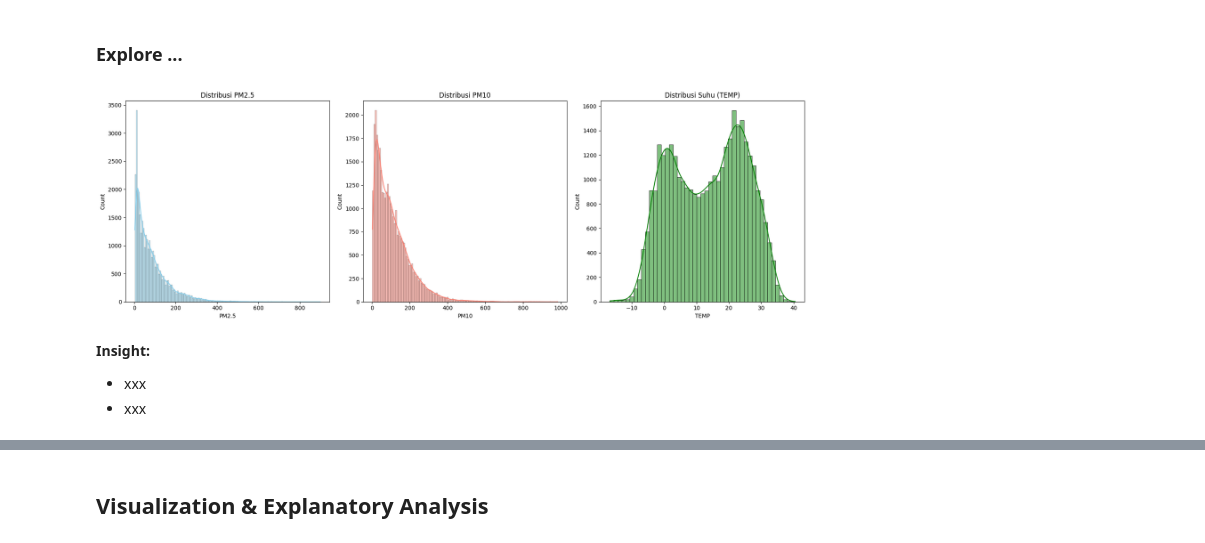
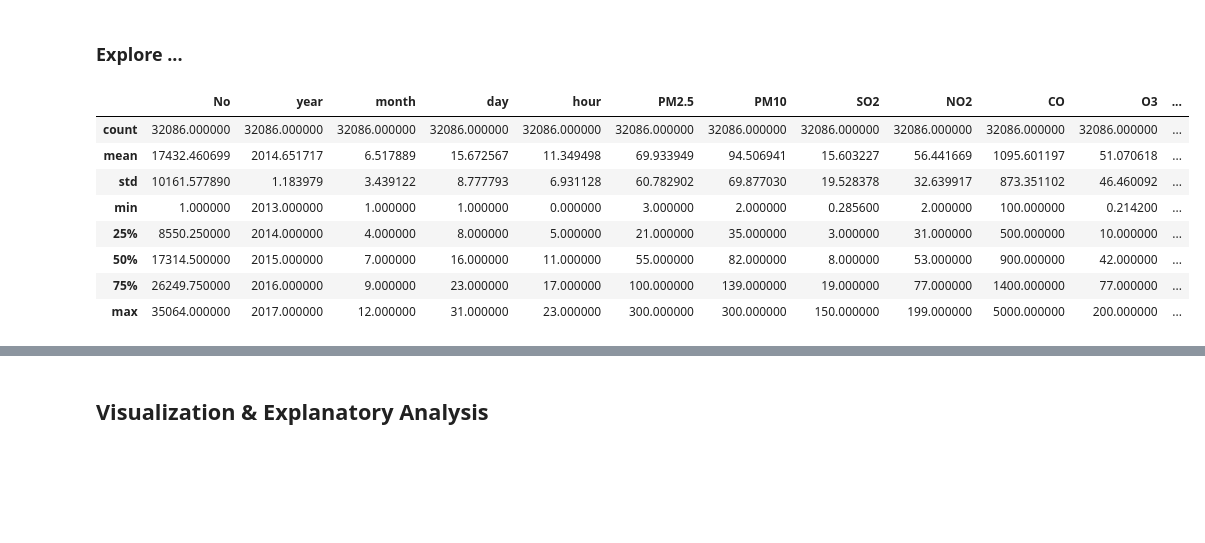
Before and after one commit to reonxp/analisis_data, a Jupyter notebook: notebook.ipynb, the cells around one changed output, grey strips where cells are left out. Cells and saved outputs as stored; diff of their text form; code cells hidden in the pictures; blank space fills up the shorter version.

```diff
--- a/notebook.ipynb
+++ b/notebook.ipynb
@@ -178,21 +280,16 @@ dtype: int64
 ## Exploratory Data Analysis (EDA)
 # %% [markdown]
 ### Explore ...
-# %%
-fig, axes = plt.subplots(1, 3, figsize=(18, 6))
-sns.histplot(data_clean['PM2.5'], ax=axes[0], kde=True, color='skyblue')
-axes[0].set_title('Distribusi PM2.5')
-
-sns.histplot(data_clean['PM10'], ax=axes[1], kde=True, color='salmon')
-axes[1].set_title('Distribusi PM10')
-
-sns.histplot(data_clean['TEMP'], ax=axes[2], kde=True, color='green')
-axes[2].set_title('Distribusi Suhu (TEMP)')
-
-plt.tight_layout()
-# %% [output]
-[figure, removed]
-# %% [markdown]
-**Insight:**
-- xxx
-- xxx
+# %%
+# melihat statistik data yang sudah melalui proses cleaning
+data_new_cleaned.describe()
+# %% [output]
+|  | No | year | month | day | hour | PM2.5 | PM10 | SO2 | NO2 | CO | O3 | ... |
+| count | 32086.000000 | 32086.000000 | 32086.000000 | 32086.000000 | 32086.000000 | 32086.000000 | 32086.000000 | 32086.000000 | 32086.000000 | 32086.000000 | 32086.000000 | ... |
+| mean | 17432.460699 | 2014.651717 | 6.517889 | 15.672567 | 11.349498 | 69.933949 | 94.506941 | 15.603227 | 56.441669 | 1095.601197 | 51.070618 | ... |
+| std | 10161.577890 | 1.183979 | 3.439122 | 8.777793 | 6.931128 | 60.782902 | 69.877030 | 19.528378 | 32.639917 | 873.351102 | 46.460092 | ... |
+| min | 1.000000 | 2013.000000 | 1.000000 | 1.000000 | 0.000000 | 3.000000 | 2.000000 | 0.285600 | 2.000000 | 100.000000 | 0.214200 | ... |
+| 25% | 8550.250000 | 2014.000000 | 4.000000 | 8.000000 | 5.000000 | 21.000000 | 35.000000 | 3.000000 | 31.000000 | 500.000000 | 10.000000 | ... |
+| 50% | 17314.500000 | 2015.000000 | 7.000000 | 16.000000 | 11.000000 | 55.000000 | 82.000000 | 8.000000 | 53.000000 | 900.000000 | 42.000000 | ... |
+| 75% | 26249.750000 | 2016.000000 | 9.000000 | 23.000000 | 17.000000 | 100.000000 | 139.000000 | 19.000000 | 77.000000 | 1400.000000 | 77.000000 | ... |
+| max | 35064.000000 | 2017.000000 | 12.000000 | 31.000000 | 23.000000 | 300.000000 | 300.000000 | 150.000000 | 199.000000 | 5000.000000 | 200.000000 | ... |
```
Also changed, not shown: parts of 24 cells of this notebook.
